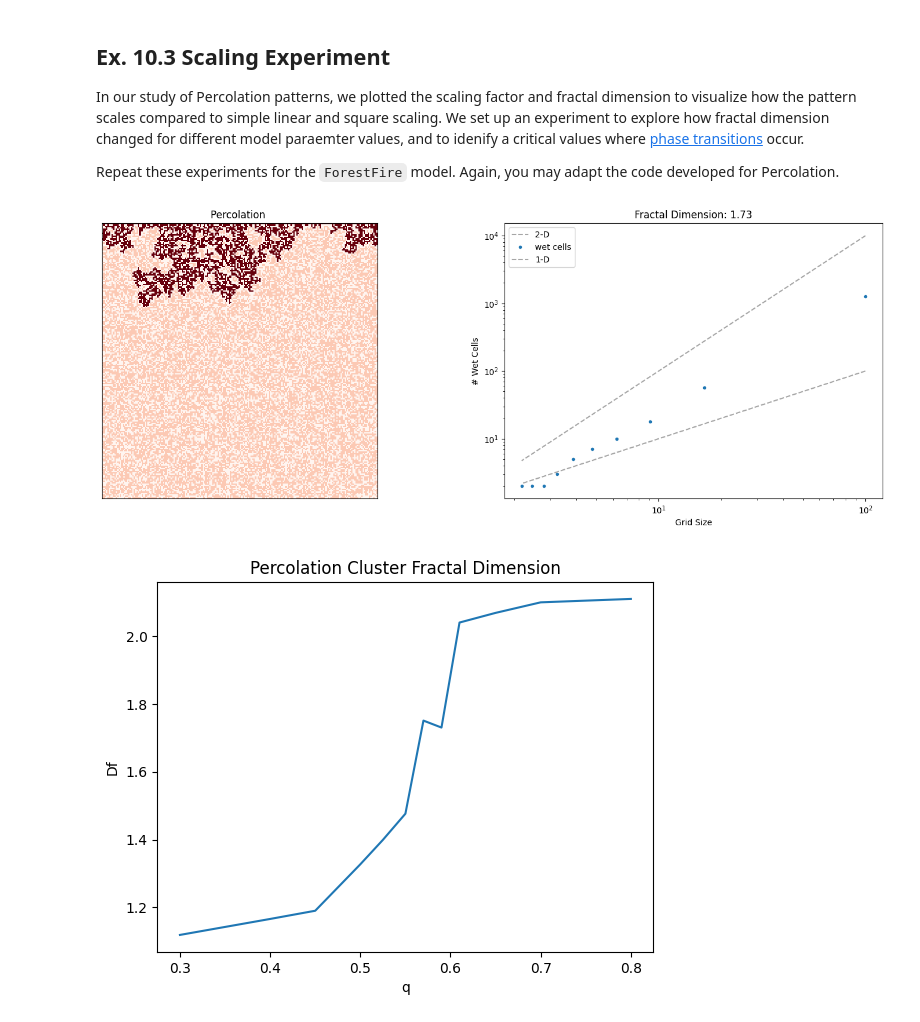
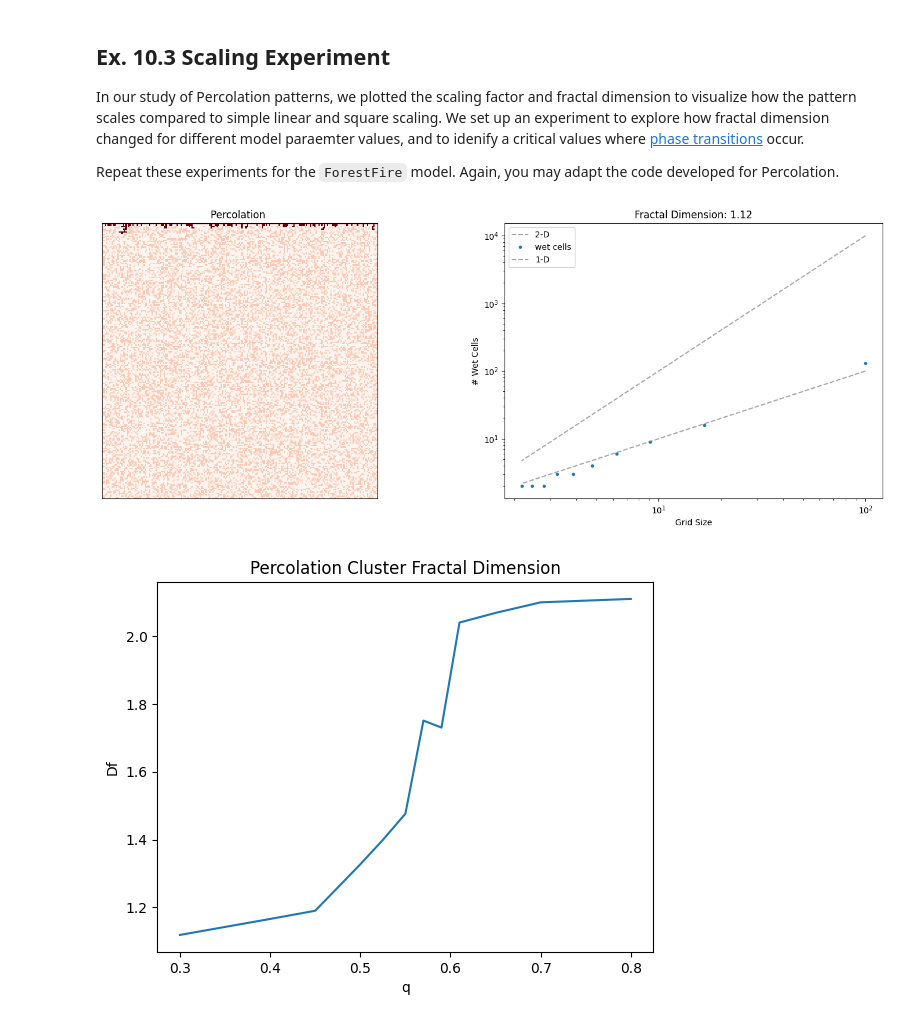
Before and after one commit to WilliamQin65/cap-comp215, a Jupyter notebook: labs/lab10.ipynb, the cells around one changed output. Drawn from its saved outputs; the diff is of its cells as text; code cells hidden in the pictures.

```diff
--- a/labs/lab10.ipynb
+++ b/labs/lab10.ipynb
@@ -690,21 +687,21 @@ def plot_scaling(perc):
 # %%
 def scaling_experiment(n, q):
     """ Run an experiment to calculate and plot the fractal dimension of Percolation(n, q) """
     perc = Percolation(n, q)
     perc.simulate()
 
     plt.subplots(1, 2, figsize=(18, 6))
     plt.subplot(1, 2, 1)
     perc.draw()
     plt.subplot(1, 2, 2)
     plot_scaling(perc)
 
-# Critical value of q, q_crit ~= 0.59
+# Critical value of q, q_crit ~= 0.35
 n=200
-q=0.58
+q=0.35
 scaling_experiment(n, q)
 # %% [output]
-[figure, old version]
+[figure, new version]
 # %%
 def fractal_dimensions_experiment(qs, n=100):
     """
```
Also changed, not shown: parts of 1 cell of this notebook.
